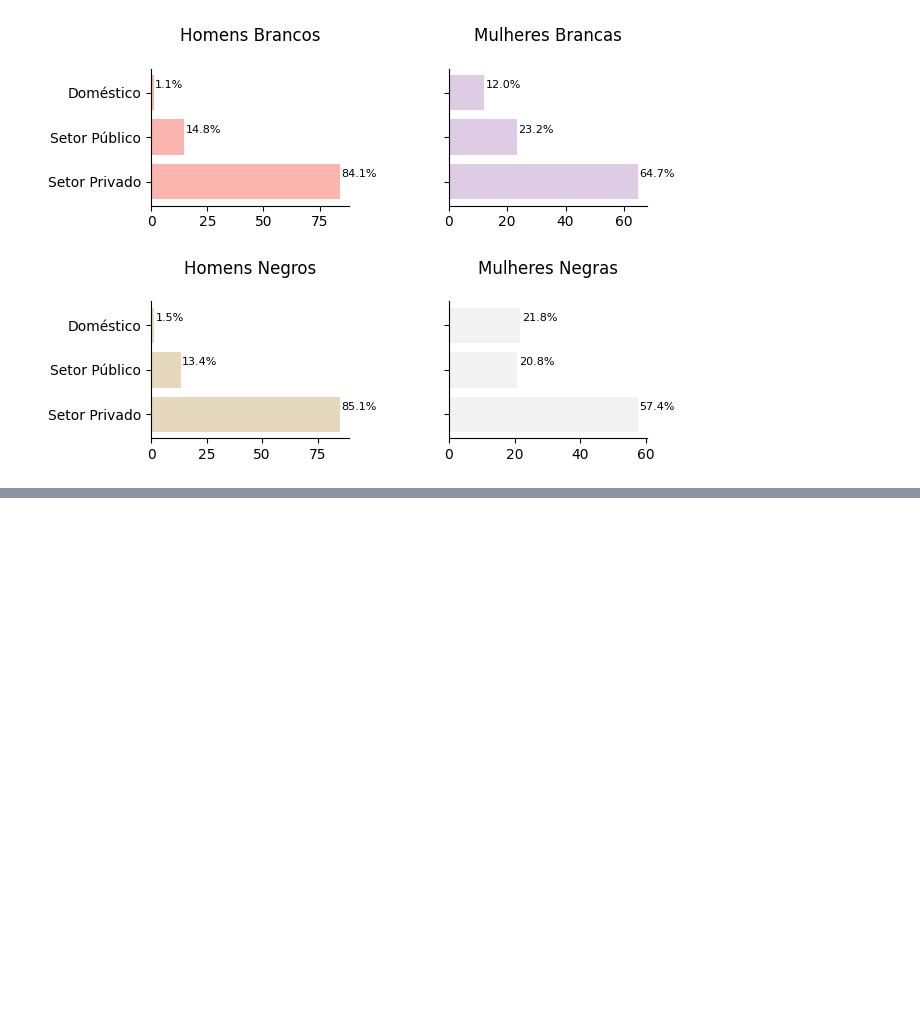
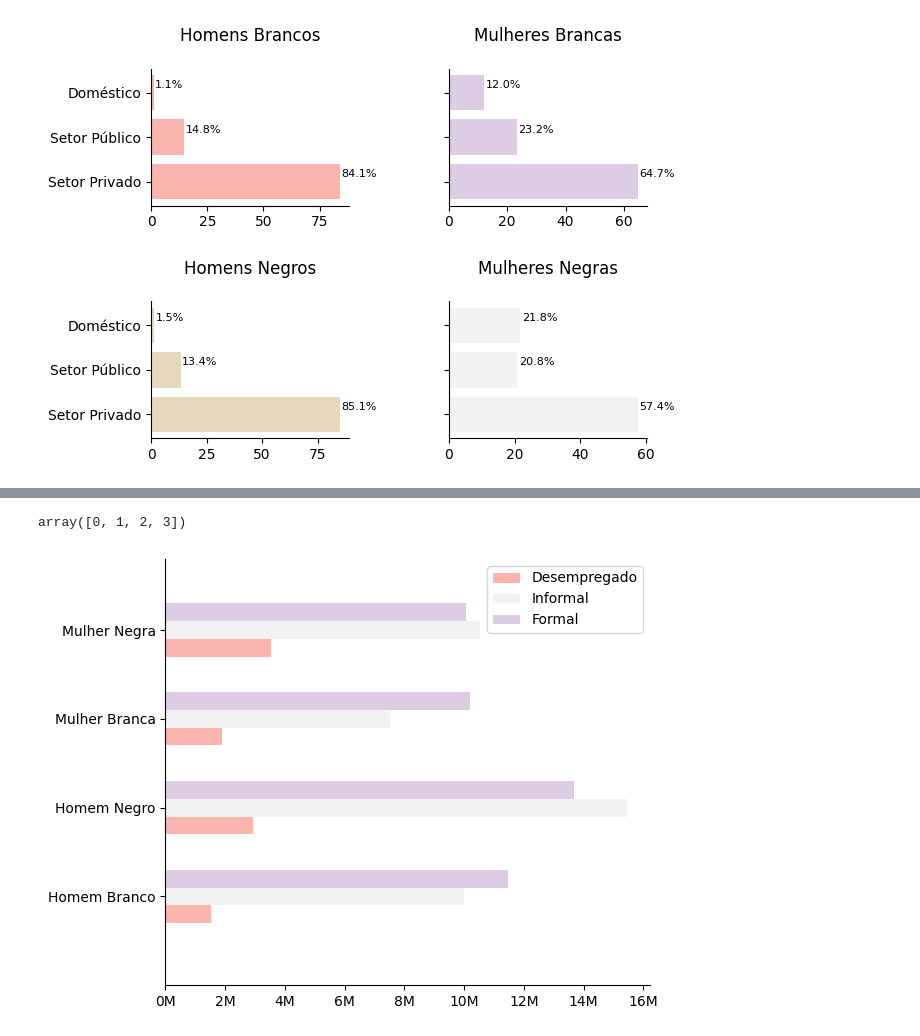
Before and after one commit to pactoPelaEquidade/reports, a Jupyter notebook: black_women/notebooks/2_plots_pnadc.ipynb, the cells around one changed output, grey strips where cells are left out. Cells and saved outputs as stored; diff of their text form; code cells hidden in the pictures; blank space fills up the shorter version.

Commit message:
add education plots

```diff
--- a/black_women/notebooks/2_plots_pnadc.ipynb
+++ b/black_women/notebooks/2_plots_pnadc.ipynb
@@ -279,0 +303,14 @@ plt.show()
+# %%
+df=pd.read_csv('/home/dell/Documents/pacto/reports/black_women/data/empregados_desempregados.csv')
+
+df = df[[df['v2010'][k] in ['Branca', 'Negro'] for k in range(len(df))]]
+
+df['graph']=np.where((df['v2007']==1) & (df['v2010']=='Branca'), 'Homem Branco', np.nan)
+df['graph']=np.where((df['v2007']==2) & (df['v2010']=='Branca'), 'Mulher Branca', df['graph'])
+df['graph']=np.where((df['v2007']==1) & (df['v2010']=='Negro'), 'Homem Negro', df['graph'])
+df['graph']=np.where((df['v2007']==2) & (df['v2010']=='Negro'), 'Mulher Negra', df['graph'])
+
+tab2 = pd.pivot_table(data=df, index='graph', columns='vd4002', values='table1')
+tab2=tab2.reset_index()
+tab2.columns=['graph', 'empregado','desempregado']
+tab2
@@ -279,0 +323,4 @@ plt.show()
+# %%
+df=tab.set_index('graph').join(tab2.set_index('graph')[['desempregado']])
+df.reset_index(inplace=True)
+df
@@ -279,0 +333,28 @@ plt.show()
+# %%
+np.arange(len(df))
+# %% [output]
+array([0, 1, 2, 3])
+# %%
+ind = np.arange(len(df))
+width = 0.2
+
+fig, ax = plt.subplots()
+ax.barh(ind, df['desempregado'], width, color=colors[0], label='Desempregado')
+ax.barh(ind + width, df['informal'], width, color=colors[3], label='Informal')
+ax.barh(ind + 2*width, df['formal'], width, color=colors[1], label='Formal')
+
+ax.set(yticks=ind + width, yticklabels=df.graph, ylim=[width - 1, len(df)])
+ax.legend()
+
+# format xticks labels to show millions with a M (e.g. 1M)
+ax.xaxis.set_major_formatter(FuncFormatter(lambda x, pos: '{:,.0f}M'.format(x*1e-6)))
+
+ax.spines.right.set_visible(False)
+ax.spines.top.set_visible(False)
+fig.tight_layout()
+
+fig.savefig('/home/dell/Documents/pacto/reports/black_women/figures/emprego.pdf', bbox_inches='tight')
+
+plt.show()
+# %% [output]
+[figure, added]
```
Also changed, not shown: parts of 17 cells of this notebook, 17 other files.
